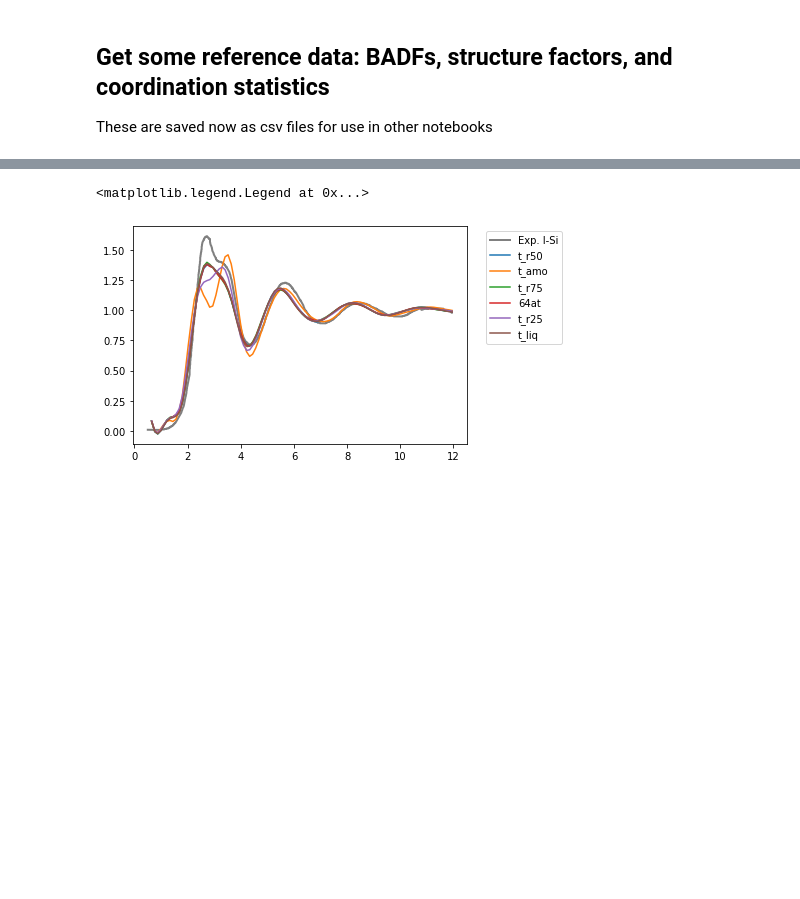
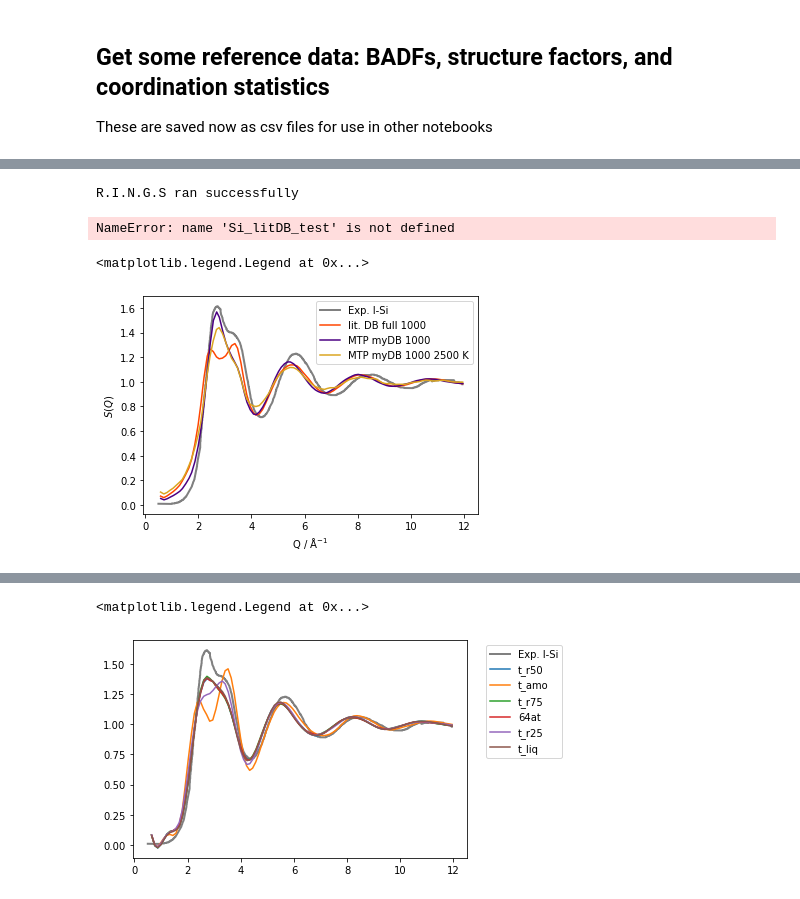
Before and after one commit to MorrowChem/Ge_analysis_local, a Jupyter notebook: Si_myDB_systematic_reduction.ipynb, the cells around one changed output, grey strips where cells are left out. Drawn from its saved outputs; the diff is of its cells as text; code cells hidden in the pictures; blank space fills up the shorter version.

```diff
--- a/Si_myDB_systematic_reduction.ipynb
+++ b/Si_myDB_systematic_reduction.ipynb
@@ -434,0 +326,2 @@ Si_loomy_GAP1000_MD.bin_bond_angle(s_selection=range(90, 110))
+# %%
+Si_mlp1000_MD_test = MD_run('../../MD_runs/mlip/my/run_1000_Si_myDB_liqamo_216_full', label='MTP myDB 1000')
@@ -434,0 +345,32 @@ Si_loomy_GAP1000_MD.bin_bond_angle(s_selection=range(90, 110))
+# %%
+Si_litDB_test.structure_factors(selection=[i for i in range(10,20)]+[i for i in range(220,240)],
+                    rings_dir='/home/joe/Documents/Ge_od/MD_runs/Si_litDB_full_4000/Sq_rings_1000_001_hiT/',
+                    opts={'Angles':True,
+                           'Bonds':True,
+                          'Rings':True,
+                          #'ring_options':{'Rings1':True},
+                          'tetraOut':True},
+                    rings_in={'species':['Si'],
+                              'cutoffs': [2.7],
+                              'Grtot': 2.7},
+                    read_only=False,
+                    overwrite=True
+                    )
+# %% [output]
+R.I.N.G.S ran successfully
+# %%
+Si_litDB_test.structure_factors(
+                    rings_dir='/home/joe/Documents/Ge_od/MD_runs/Si_litDB_full_4000/run_dia',
+                    opts={'Angles':True,
+                           'Bonds':True,
+                          'Rings':True,
+                          #'ring_options':{'Rings1':True},
+                          'tetraOut':True},
+                    rings_in={'species':['Si'],
+                              'cutoffs': [2.7],
+                              'Grtot': 2.7},
+                    read_only=False,
+                    overwrite=True
+                    )
+# %% [output]
+NameError: name 'Si_litDB_test' is not defined
@@ -443,0 +394,19 @@ np.savetxt("/home/joe/Documents/Ge_od/figure_data/Si_GAP_myDBliqamo_1000_MD_amoS
+# %%
+# Effect of temperature on liquid structure
+fig, axs = plt.subplots()
+axs.errorbar(*Si_litDB_full.Sq_x_av[0], yerr=None,
+            label=Si_litDB_full.label, color='orangered')
+# axs.errorbar(*Si_litDB_test.Sq_x_av[0], yerr=None,
+#             label=Si_litDB_full.label + ' 2500 K', color='k')
+axs.errorbar(*Si_mlp1000_MD.Sq_x_av[0], yerr=None,
+            label=Si_mlp1000_MD.label, color='Indigo')
+axs.errorbar(*Si_mlp1000_MD_test.Sq_x_av[0], yerr=None,
+            label=Si_mlp1000_MD_test.label + ' 2500 K', color='goldenrod')
+axs.plot(*lSi_exp_Sq, color='Gray', linewidth=2, label='Exp. l-Si')
+axs.set(xlabel= r'Q / $\mathrm{{\AA}}^{-1}$', ylabel='$S(Q)$')
+axs.legend()
+# fig.savefig('/home/joe/OneDrive/slack_figures/Sq-l_methods_1000.png', dpi=100, bbox_inches='tight')
+# axs.legend()
+# %% [output]
+<matplotlib.legend.Legend at 0x...>
+[figure, added]
```
Also changed, not shown: parts of 25 cells of this notebook, 11 other files.
